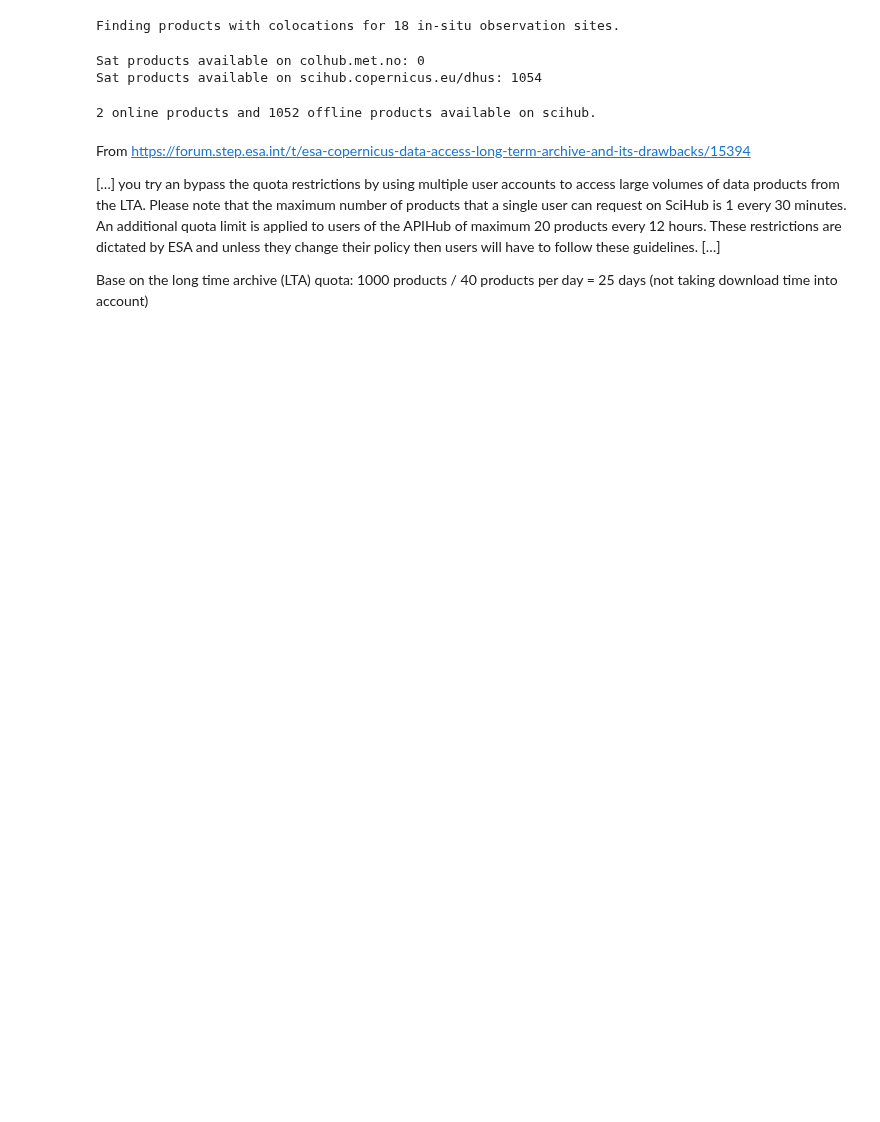
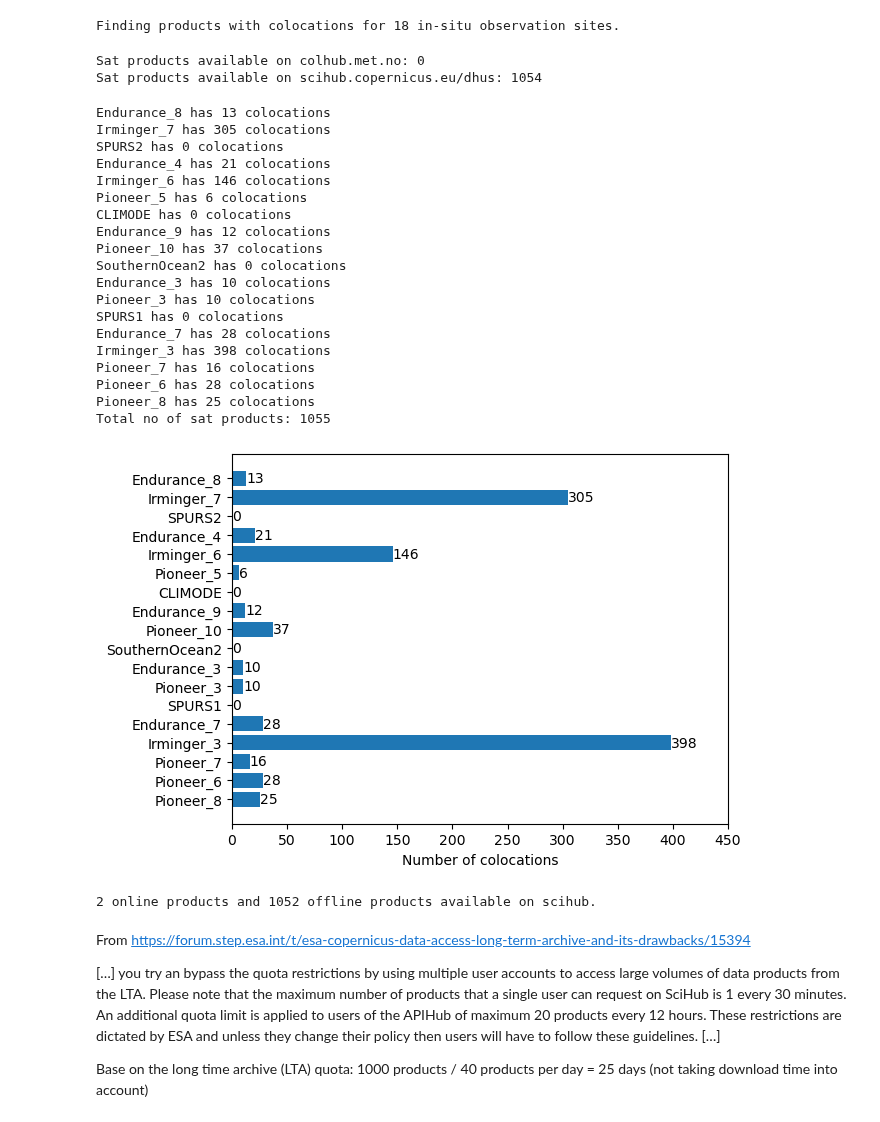
Before and after one commit to metno/machine-ocean-satdata, a Jupyter notebook: notebooks/sat_sandbox.ipynb, the cells around one changed output. Drawn from its saved outputs; the diff is of its cells as text; code cells hidden in the pictures; blank space fills up the shorter version.

```diff
--- a/notebooks/sat_sandbox.ipynb
+++ b/notebooks/sat_sandbox.ipynb
@@ -107,7 +118,7 @@ products_scihub = {}
 
 print("Finding products with colocations for {} in-situ observation sites.".format(len(locations)))
 
-for (location, start_time, end_time) in zip(locations, start_times, end_times):
+for (site, location, start_time, end_time) in zip(sites, locations, start_times, end_times):
     footprint_json = {
     "type": "Feature",
     "geometry": {
@@ -124,22 +135,79 @@ for (location, start_time, end_time) in zip(locations, start_times, end_times):
                         #limit=1,
                         #cloudcoverpercentage=(0, 30)))
 
-    products_scihub.update(api.query(footprint,
+    scihub_results = api.query(footprint,
                         date=(start_time, end_time),
                         platformname="Sentinel-1",
-                        producttype="GRD"))
+                        producttype="GRD")
                         #limit=1,
-                        #cloudcoverpercentage=(0, 30)))
+                        #cloudcoverpercentage=(0, 30))
 
-    time.sleep(2)
+    products_scihub.update(scihub_results)
+
+    # attach scihub products to relevant in-situ obs site
+    in_situ_obs[site]["products"] = scihub_results
+
+    time.sleep(2) # scihub does not like too eager scripts...
 
 print("Sat products available on colhub.met.no: " + str(len(products_colhub)))
-
 print("Sat products available on scihub.copernicus.eu/dhus: " + str(len(products_scihub)))
 # %% [output]
 Finding products with colocations for 18 in-situ observation sites.
 Sat products available on colhub.met.no: 0
 Sat products available on scihub.copernicus.eu/dhus: 1054
+# %%
+# how many colocations do we have?
+# (*assuming that there always are temporal colocations to be found as long as sat product is within in-situ obs start-end time interval)
+
+sites = []
+n_colocations = []
+total_n_colocations = 0
+
+for name, obs in in_situ_obs.items():
+    sites.append(name)
+    n = len(obs["products"].keys())
+    n_colocations.append(n)
+    total_n_colocations += n
+    print("{} has {} colocations".format(name, n))
+
+print("Total no of sat products: {}".format(total_n_colocations))
+
+# visualize
+fig, ax = plt.subplots()
+
+y_pos = np.arange(len(sites))
+
+hbars = ax.barh(y_pos, n_colocations, align='center')
+ax.set_yticks(y_pos, labels=sites)
+ax.invert_yaxis()  # labels read top-to-bottom
+ax.set_xlabel("Number of colocations")
+
+# Label with specially formatted floats
+ax.bar_label(hbars, fmt='%i')
+ax.set_xlim(right=450)  # adjust xlim to fit labels
+
+plt.show()
+# %% [output]
+Endurance_8 has 13 colocations
+Irminger_7 has 305 colocations
+SPURS2 has 0 colocations
+Endurance_4 has 21 colocations
+Irminger_6 has 146 colocations
+Pioneer_5 has 6 colocations
+CLIMODE has 0 colocations
+Endurance_9 has 12 colocations
+Pioneer_10 has 37 colocations
+SouthernOcean2 has 0 colocations
+Endurance_3 has 10 colocations
+Pioneer_3 has 10 colocations
+SPURS1 has 0 colocations
+Endurance_7 has 28 colocations
+Irminger_3 has 398 colocations
+Pioneer_7 has 16 colocations
+Pioneer_6 has 28 colocations
+Pioneer_8 has 25 colocations
+Total no of sat products: 1055
+[figure, added]
 # %%
 # are the products online or offline?
 online = 0
```
Also changed, not shown: parts of 9 cells of this notebook.
